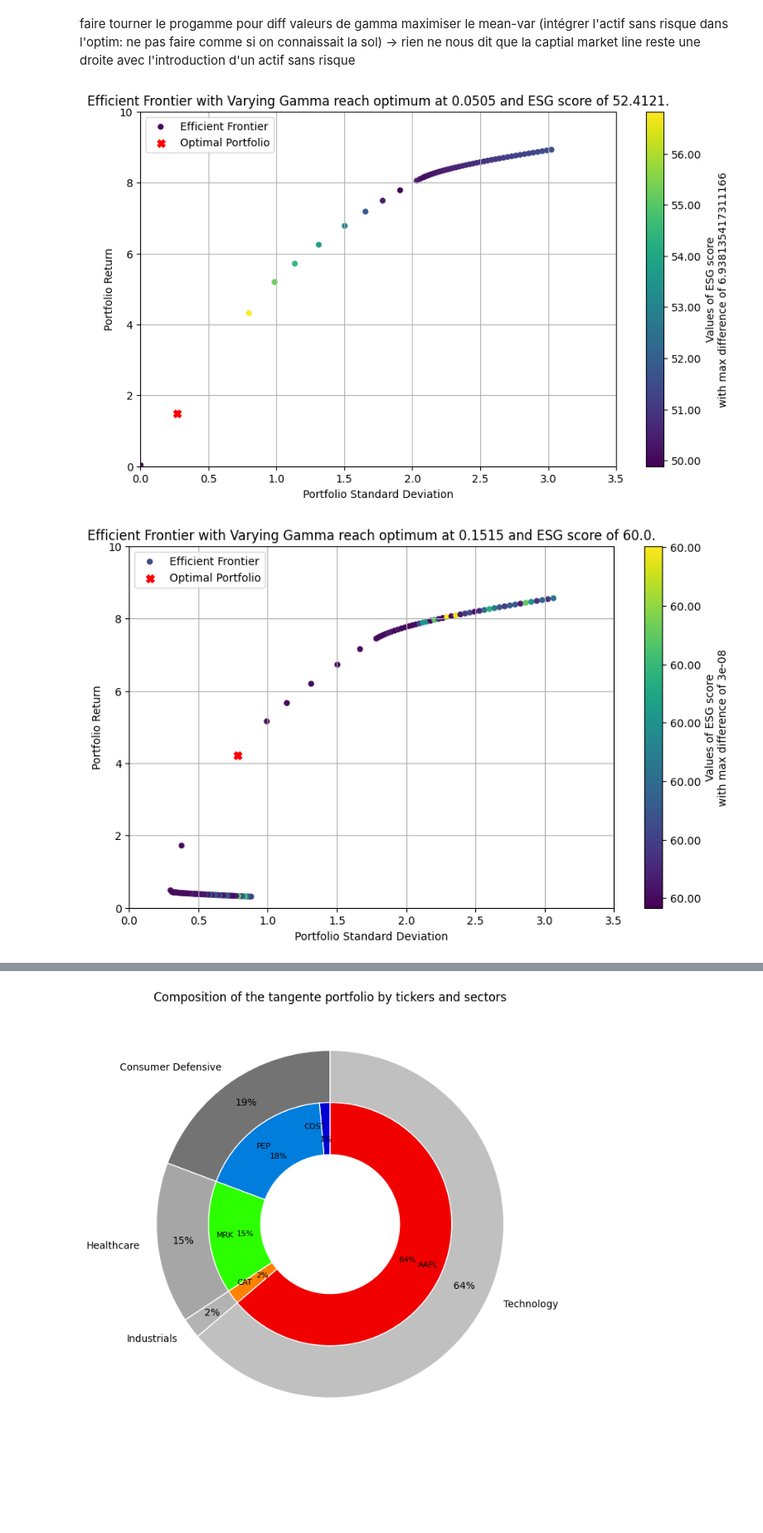
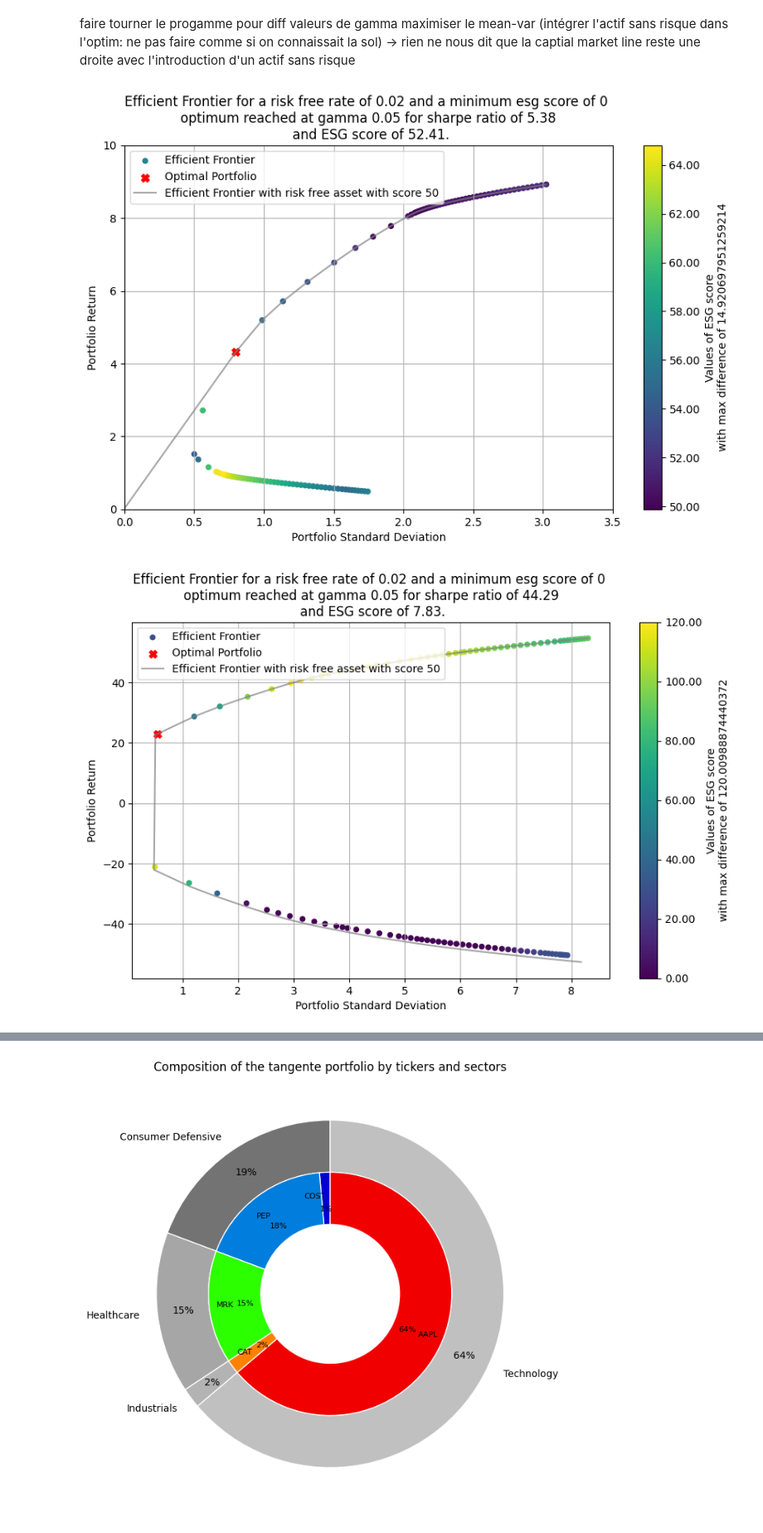
Before and after one commit to antoinedte/-Allocation_de_portefeuille_sous_contrainte_ESG, a Jupyter notebook: exploration/20240309_msci_rating copy.ipynb, the cells around one changed output, grey strips where cells are left out. Shown at 83% size. Cells and saved outputs as stored; diff of their text form; code cells hidden in the pictures; blank space fills up the shorter version.

```diff
--- a/exploration/20240309_msci_rating copy.ipynb
+++ b/exploration/20240309_msci_rating copy.ipynb
@@ -139,23 +136,25 @@ faire tourner le progamme pour diff valeurs de gamma maximiser le mean-var (int
 # %%
 # efficient_frontier_no_esg_min.png
 PORTFOLIO.plot_efficient_frontier(GAMMA_VALUES,
-                                  risk_free_rate=0.015,
+                                  risk_free_rate=0.02,
                                   score_esg_risk_free_rate=50,
                                   max_esg_score=0, # min
                                   fully_invested=True,
-                                  long_only=True)
+                                  long_only=True,
+                                  with_both_risk_free_and_without=True)
 # %% [output]
-[figure, old version]
+[figure, new version]
 # %%
 # efficient_frontier_no_esg_min.png
 PORTFOLIO.plot_efficient_frontier(GAMMA_VALUES,
-                                  risk_free_rate=0.015,
+                                  risk_free_rate=0.02,
                                   score_esg_risk_free_rate=50,
-                                  max_esg_score=60, # min
+                                  max_esg_score=0, # min
                                   fully_invested=True,
-                                  long_only=True)
+                                  long_only=False,
+                                  with_both_risk_free_and_without=True)
 # %% [output]
-[figure, old version]
+[figure, new version]
 # %%
 # efficient_frontier_60_esg_min.png
 PORTFOLIO.plot_efficient_frontier(GAMMA_VALUES,
```
Also changed, not shown: parts of 28 cells of this notebook, 20 other files.
